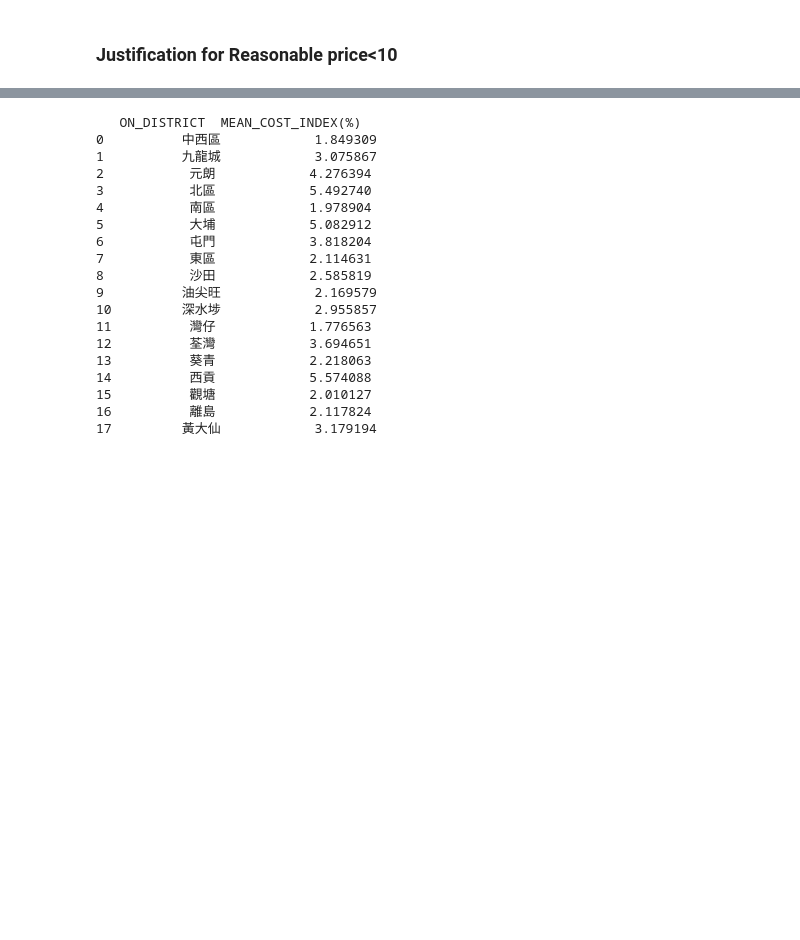
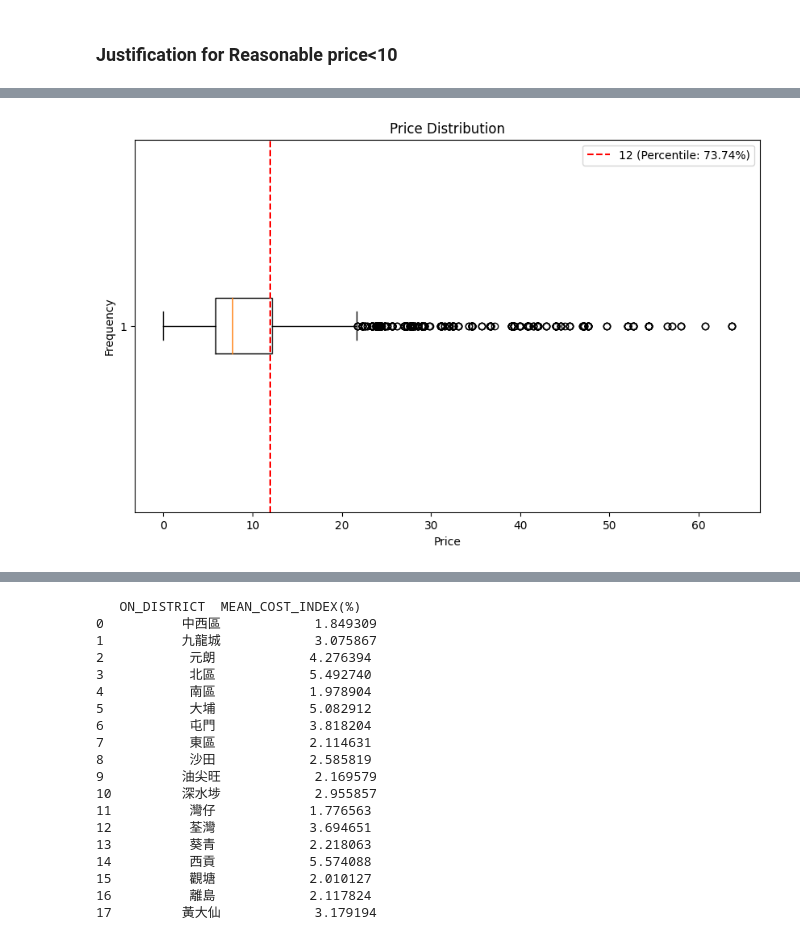
Before and after one commit to feiyiLB/comp3522, a Jupyter notebook: Notebooks/Route_Generator_test.ipynb, the cells around one changed output, grey strips where cells are left out. Drawn from its saved outputs; the diff is of its cells as text; code cells hidden in the pictures; blank space fills up the shorter version.

```diff
--- a/Notebooks/Route_Generator_test.ipynb
+++ b/Notebooks/Route_Generator_test.ipynb
@@ -149,3 +187,21 @@ Therefore, we choose 10 as threshold
+# %%
+# 绘制箱线图
+plt.figure(figsize=(10, 6))
+plt.boxplot(Selected['PRICE'], vert=False)
+
+# 标记值为 10 的位置
+plt.axvline(x=value, color='red', linestyle='--', label=f'{value} (Percentile: {percentile_of_value:.2f}%)')
+
+# 添加标题和标签
+plt.title('Price Distribution')
+plt.xlabel('Price')
+plt.ylabel('Frequency')
+plt.legend()
+
+# 显示图表
+plt.show()c
+# %% [output]
+[figure, added]
 # %%
 #筛选出合理的范围：
 #假设区之间人们只要PRICE<10都接受
```
Also changed, not shown: parts of 10 cells of this notebook, 1 other file.
